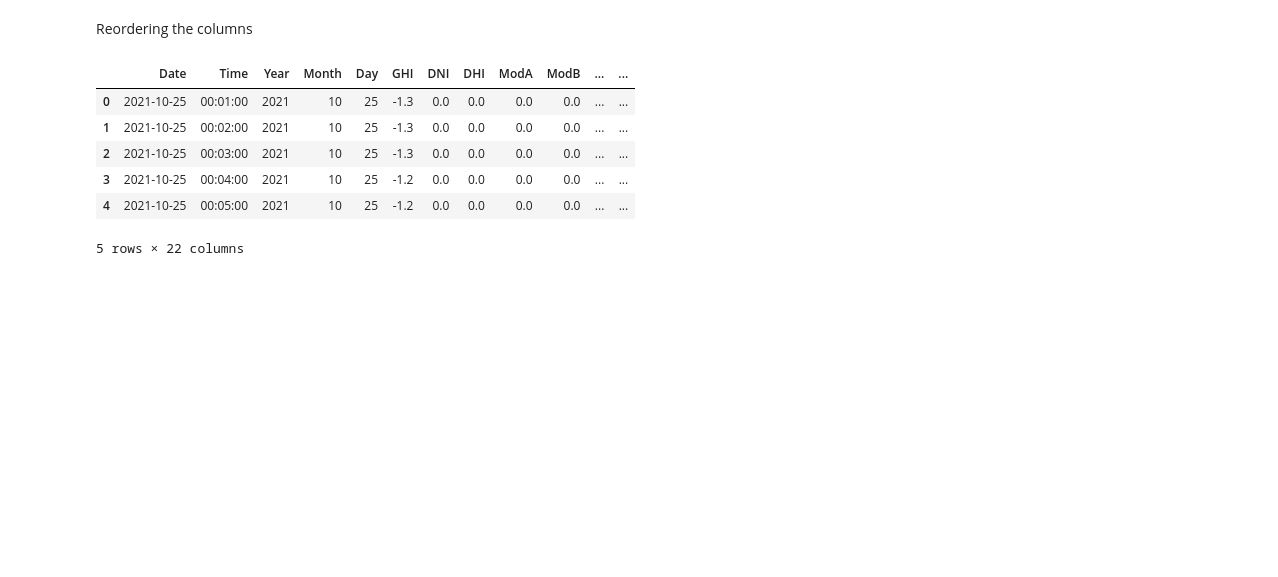
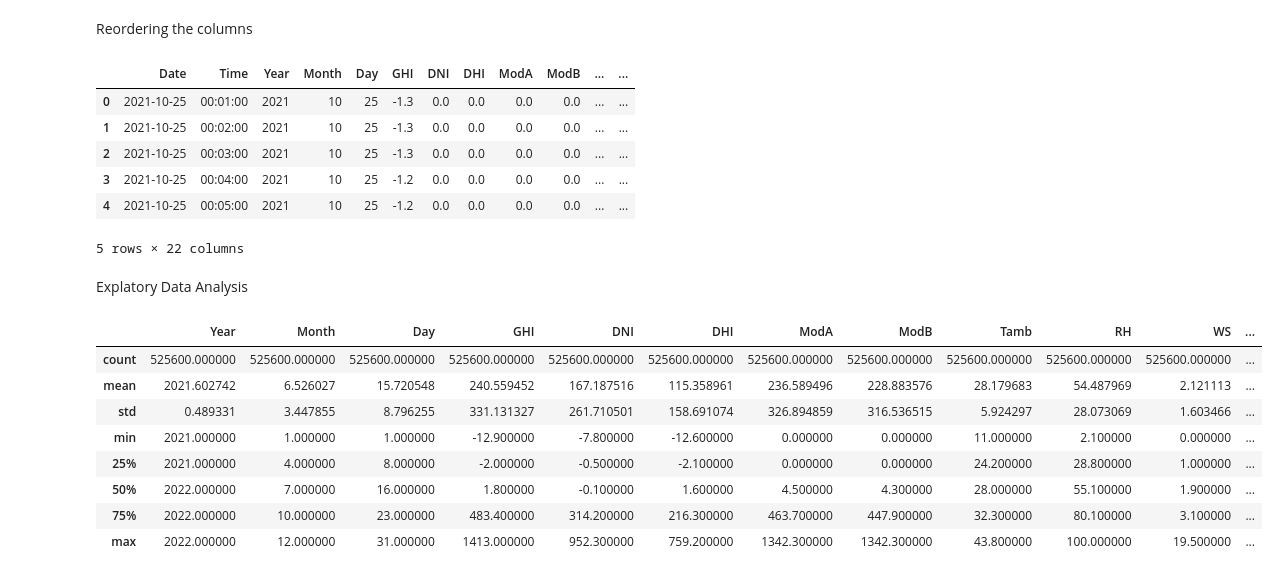
Before and after one commit to SamrawitMM/SolarRadiation-EDA, a Jupyter notebook: notebooks/main.ipynb, the cells around one changed output. Saved outputs shown, nothing was run; the diff lists cells and outputs as text; code cells hidden in the pictures; blank space fills up the shorter version.

```diff
--- a/notebooks/main.ipynb
+++ b/notebooks/main.ipynb
@@ -320,3 +321,17 @@ togo.head(5)
 | 3 | 2021-10-25 | 00:04:00 | 2021 | 10 | 25 | -1.2 | 0.0 | 0.0 | 0.0 | 0.0 | ... | ... |
 | 4 | 2021-10-25 | 00:05:00 | 2021 | 10 | 25 | -1.2 | 0.0 | 0.0 | 0.0 | 0.0 | ... | ... |
 5 rows × 22 columns
+# %% [markdown]
+Explatory Data Analysis
+# %%
+benin.describe()
+# %% [output]
+|  | Year | Month | Day | GHI | DNI | DHI | ModA | ModB | Tamb | RH | WS | ... |
+| count | 525600.000000 | 525600.000000 | 525600.000000 | 525600.000000 | 525600.000000 | 525600.000000 | 525600.000000 | 525600.000000 | 525600.000000 | 525600.000000 | 525600.000000 | ... |
+| mean | 2021.602742 | 6.526027 | 15.720548 | 240.559452 | 167.187516 | 115.358961 | 236.589496 | 228.883576 | 28.179683 | 54.487969 | 2.121113 | ... |
+| std | 0.489331 | 3.447855 | 8.796255 | 331.131327 | 261.710501 | 158.691074 | 326.894859 | 316.536515 | 5.924297 | 28.073069 | 1.603466 | ... |
+| min | 2021.000000 | 1.000000 | 1.000000 | -12.900000 | -7.800000 | -12.600000 | 0.000000 | 0.000000 | 11.000000 | 2.100000 | 0.000000 | ... |
+| 25% | 2021.000000 | 4.000000 | 8.000000 | -2.000000 | -0.500000 | -2.100000 | 0.000000 | 0.000000 | 24.200000 | 28.800000 | 1.000000 | ... |
+| 50% | 2022.000000 | 7.000000 | 16.000000 | 1.800000 | -0.100000 | 1.600000 | 4.500000 | 4.300000 | 28.000000 | 55.100000 | 1.900000 | ... |
+| 75% | 2022.000000 | 10.000000 | 23.000000 | 483.400000 | 314.200000 | 216.300000 | 463.700000 | 447.900000 | 32.300000 | 80.100000 | 3.100000 | ... |
+| max | 2022.000000 | 12.000000 | 31.000000 | 1413.000000 | 952.300000 | 759.200000 | 1342.300000 | 1342.300000 | 43.800000 | 100.000000 | 19.500000 | ... |
```
Also changed, not shown: parts of 12 cells of this notebook.
